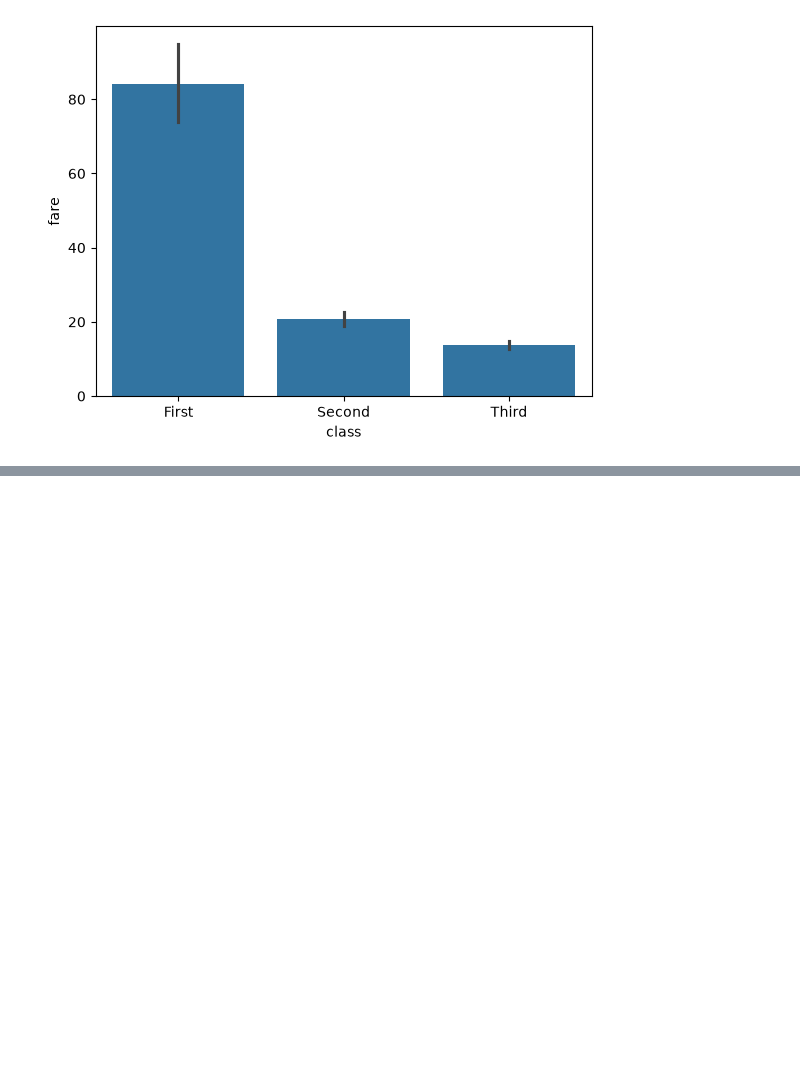
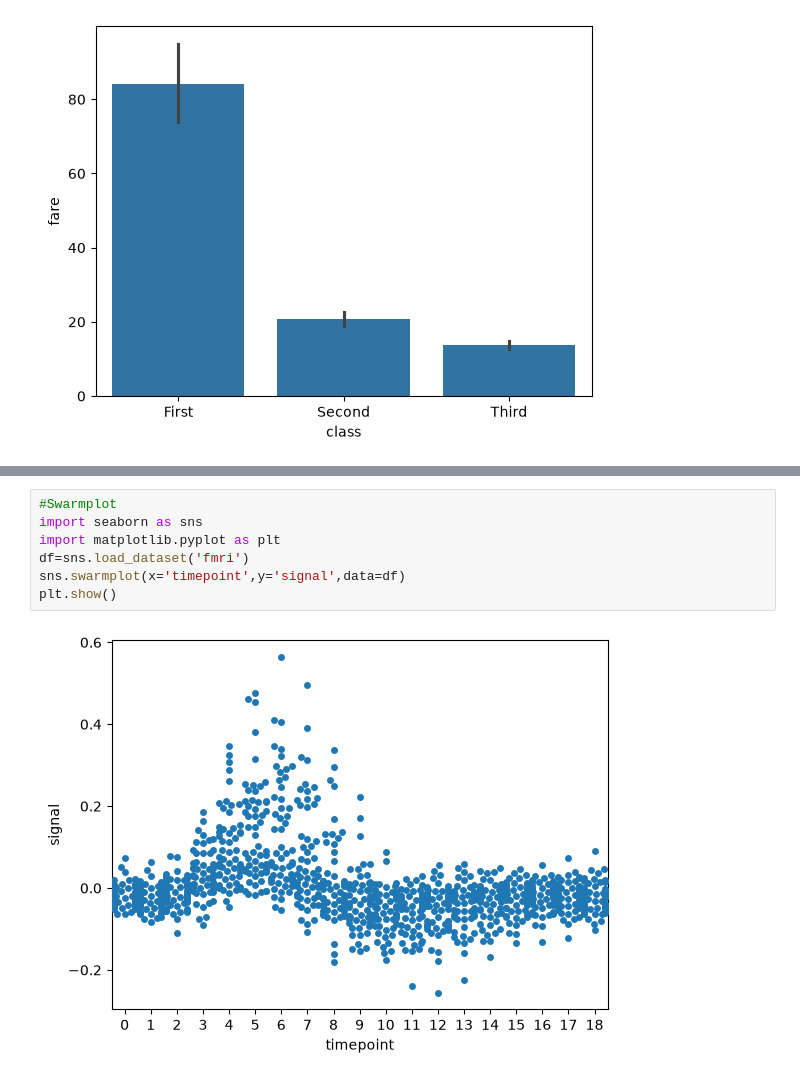
Before and after one commit to Bhushangcoe/python9batch, a Jupyter notebook: newpython.ipynb, the cells around one changed output, grey strips where cells are left out. Drawn from its saved outputs; the diff is of its cells as text; blank space fills up the shorter version.

```diff
--- a/newpython.ipynb
+++ b/newpython.ipynb
@@ -362,0 +390,9 @@ plt.show()
+# %%
+#Swarmplot
+import seaborn as sns
+import matplotlib.pyplot as plt
+df=sns.load_dataset('fmri')
+sns.swarmplot(x='timepoint',y='signal',data=df)
+plt.show()
+# %% [output]
+[figure, added]
```
Also changed, not shown: parts of 6 cells of this notebook.
